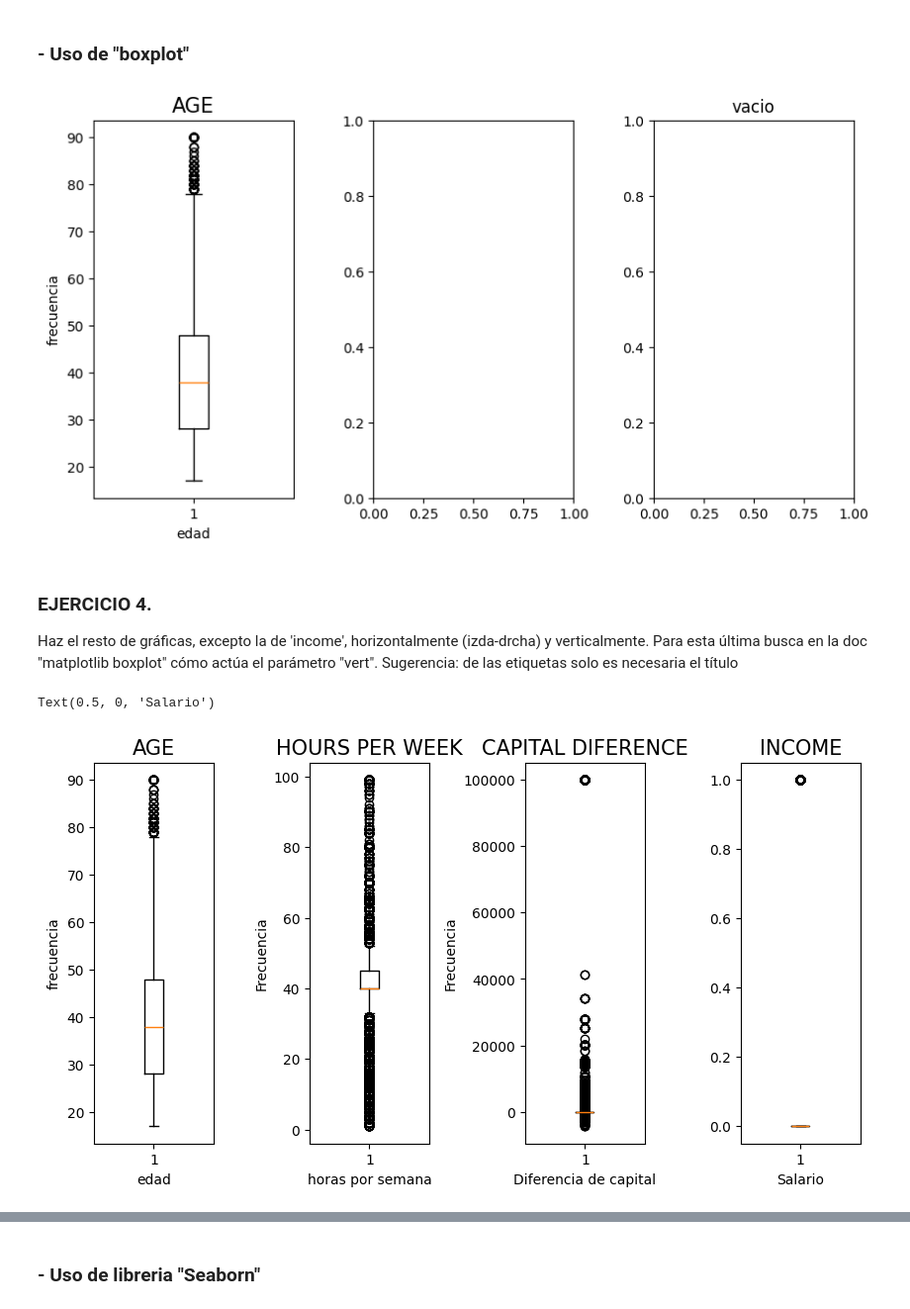
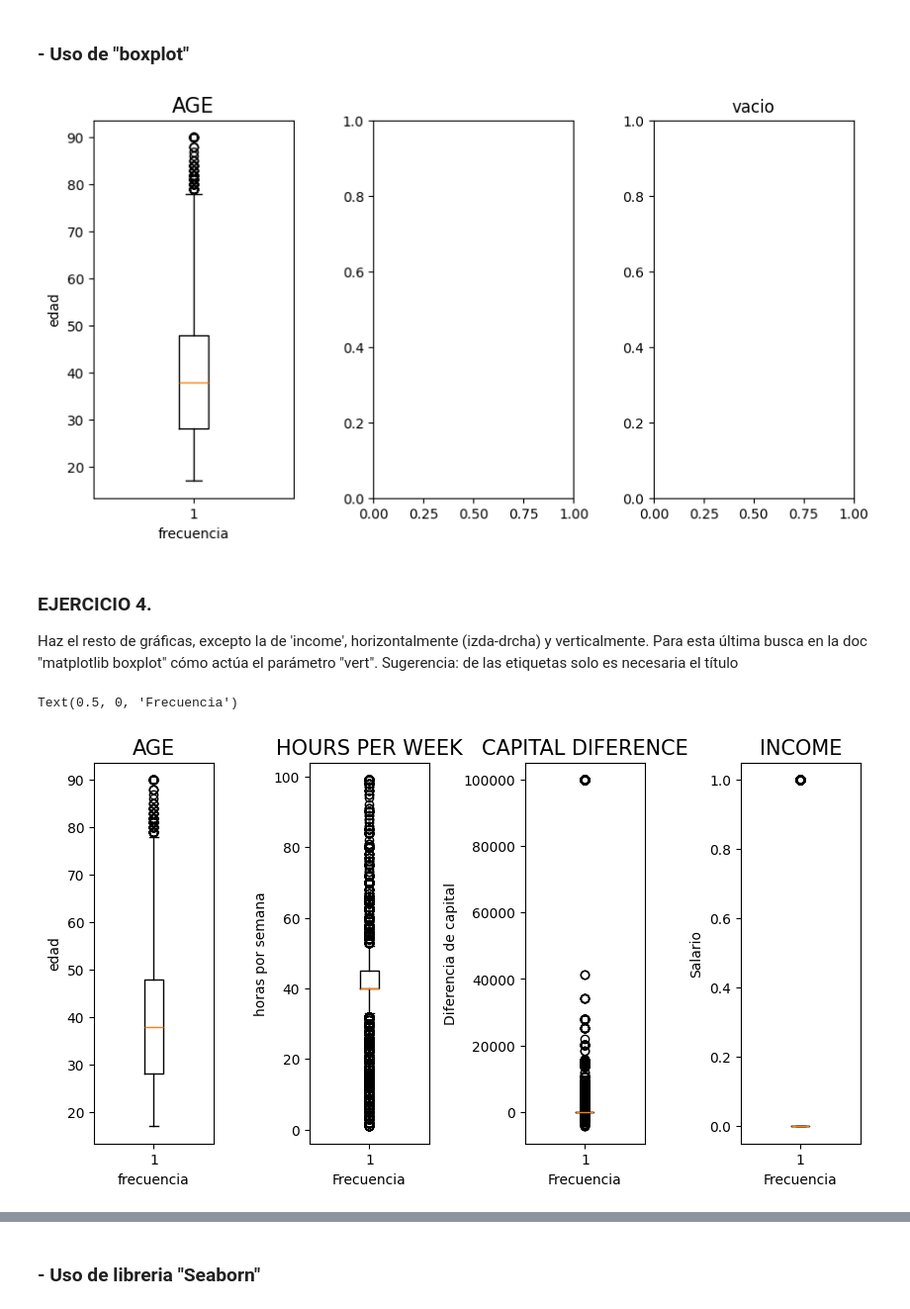
Before and after one commit to SonikoKatsura/CURSO_PARO_IA, a Jupyter notebook: Rober_IA/Modulo2/PRACTICA_GRAFICAS.ipynb, the cells around one changed output, grey strips where cells are left out. Shown at 99% size. Cells and saved outputs as stored; diff of their text form; code cells hidden in the pictures.

```diff
--- a/Rober_IA/Modulo2/PRACTICA_GRAFICAS.ipynb
+++ b/Rober_IA/Modulo2/PRACTICA_GRAFICAS.ipynb
@@ -375,12 +377,12 @@ fig, mi_ax = plt.subplots(1,3,figsize=(10,5), gridspec_kw={'hspace': 0.4, 'wspac
 mi_ax[0].boxplot(df_adult.age)
 
 mi_ax[0].set_title('AGE', fontsize=15)
-mi_ax[0].set_xlabel('edad')
-mi_ax[0].set_ylabel('frecuencia')
+mi_ax[0].set_xlabel('frecuencia')
+mi_ax[0].set_ylabel('edad')
 
 mi_ax[2].set_title('vacio');
 # %% [output]
-[figure, old version]
+[figure, new version]
 # %% [markdown]
 ### EJERCICIO 4.
 
@@ -388,31 +390,32 @@ Haz el resto de gráficas, excepto la de 'income', horizontalmente (izda-drcha)
 # %%
 fig, mi_ax = plt.subplots(1,4,figsize=(10,5), gridspec_kw={'hspace': 0.4, 'wspace': 0.8},)
 
 mi_ax[0].boxplot(df_adult.age, orientation='vertical')
 
 mi_ax[0].set_title('AGE', fontsize=15)
-mi_ax[0].set_xlabel('edad')
-mi_ax[0].set_ylabel('frecuencia')
+mi_ax[0].set_ylabel('edad')
+mi_ax[0].set_xlabel('frecuencia')
 
 mi_ax[1].boxplot(df_adult.hours_per_week, orientation='vertical')
 
 mi_ax[1].set_title('HOURS PER WEEK', fontsize=15)
-mi_ax[1].set_xlabel('horas por semana')
-mi_ax[1].set_ylabel('Frecuencia');
+mi_ax[1].set_ylabel('horas por semana')
+mi_ax[1].set_xlabel('Frecuencia');
 
 mi_ax[2].boxplot(df_adult.capital_dif, orientation='vertical')
 
 mi_ax[2].set_title('CAPITAL DIFERENCE', fontsize=15)
-mi_ax[2].set_xlabel('Diferencia de capital')
-mi_ax[2].set_ylabel('Frecuencia');
+mi_ax[2].set_ylabel('Diferencia de capital')
+mi_ax[2].set_xlabel('Frecuencia');
 
 mi_ax[3].boxplot(df_adult.income, orientation='vertical')
 
 mi_ax[3].set_title('INCOME', fontsize=15)
-mi_ax[3].set_xlabel('Salario')
+mi_ax[3].set_ylabel('Salario')
+mi_ax[3].set_xlabel('Frecuencia')
 # %% [output]
-Text(0.5, 0, 'Salario')
+Text(0.5, 0, 'Frecuencia')
-[figure, old version]
+[figure, new version]
 # %%
 fig, mi_ax = plt.subplots(4,1,figsize=(5,10), gridspec_kw={'hspace': 0.8, 'wspace': 0.4},)
 
```
Also changed, not shown: parts of 26 cells of this notebook.
